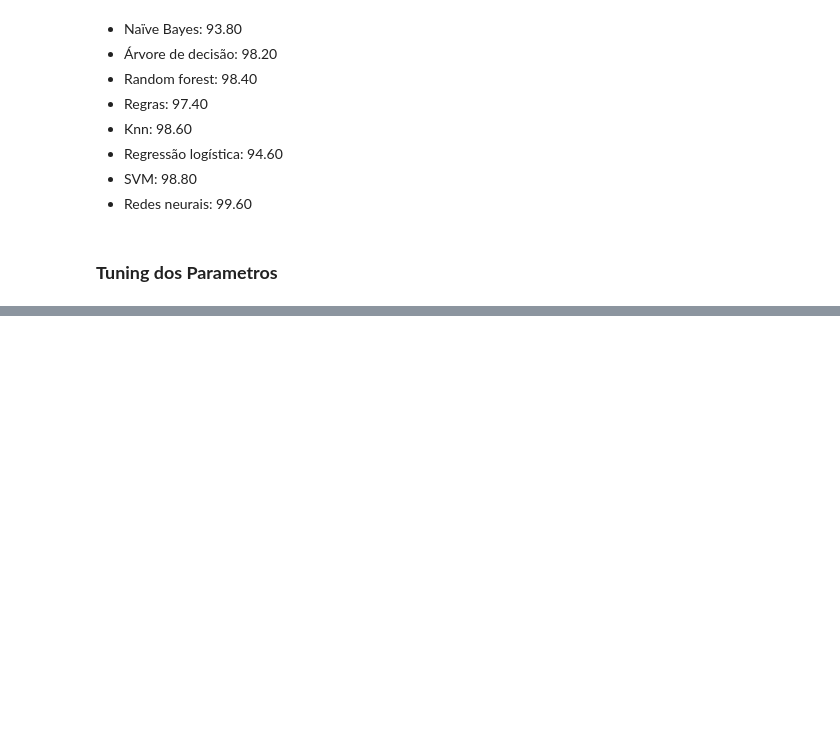
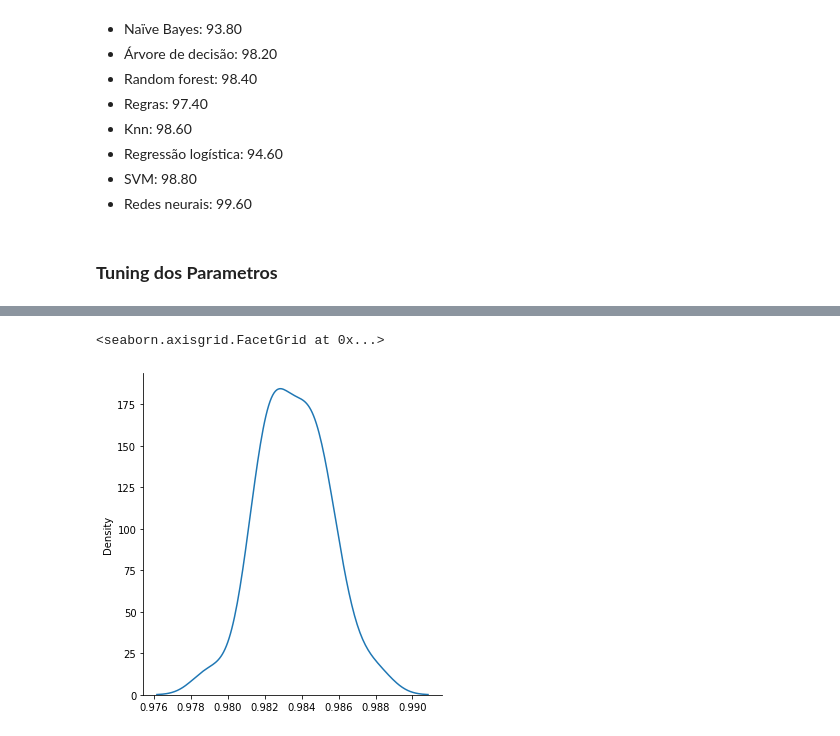
Before and after one commit to WES404/Machine_Learning_udemy, a Jupyter notebook: ML_UDEMY.ipynb, the cells around one changed output, grey strips where cells are left out. Cells and saved outputs as stored; diff of their text form; code cells hidden in the pictures; blank space fills up the shorter version.

```diff
--- a/ML_UDEMY.ipynb
+++ b/ML_UDEMY.ipynb
@@ -1216,0 +1410,5 @@ from sklearn.neural_network import MLPClassifier
+# %%
+sns.displot(resultados_random_forest, kind = "kde")
+# %% [output]
+<seaborn.axisgrid.FacetGrid at 0x...>
+[figure, added]
```
Also changed, not shown: parts of 67 cells of this notebook.
